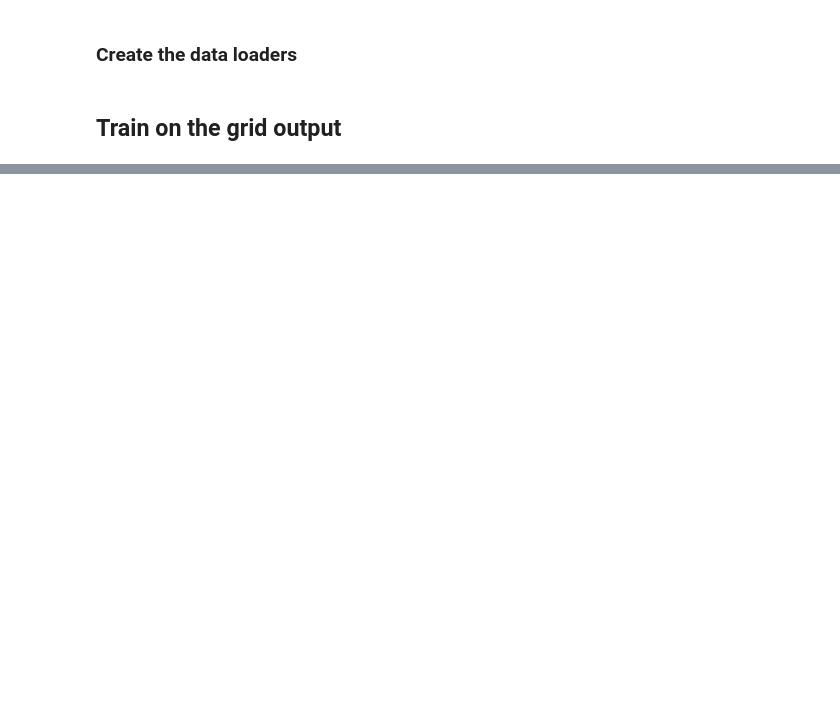
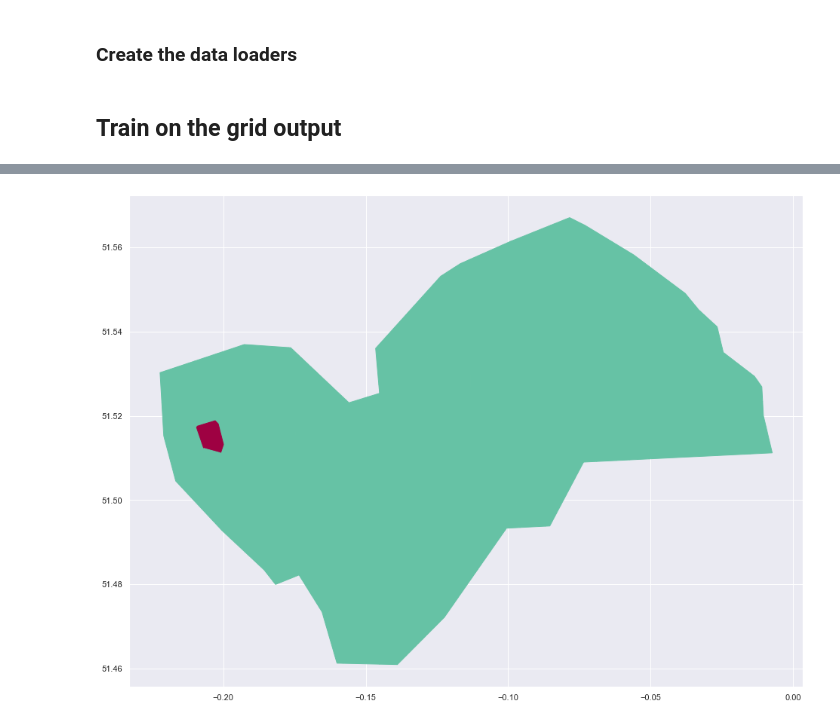
Before and after one commit to JLuij/CV-GeoGuessr, a Jupyter notebook: notebooks/Experiment.ipynb, the cells around one changed output, grey strips where cells are left out. Saved outputs shown, nothing was run; the diff lists cells and outputs as text; code cells hidden in the pictures; blank space fills up the shorter version.

```diff
--- a/notebooks/Experiment.ipynb
+++ b/notebooks/Experiment.ipynb
@@ -228,0 +283,5 @@ plot_confusion_matrix(confusion_matrix)
+# %%
+plt.figure(figsize=(16,12))
+grid_partitioning.plot_prediction([0.8 if x != i else 0 for x in range(252)])
+# %% [output]
+[figure, added]
```
Also changed, not shown: parts of 14 cells of this notebook, 3 other files.
